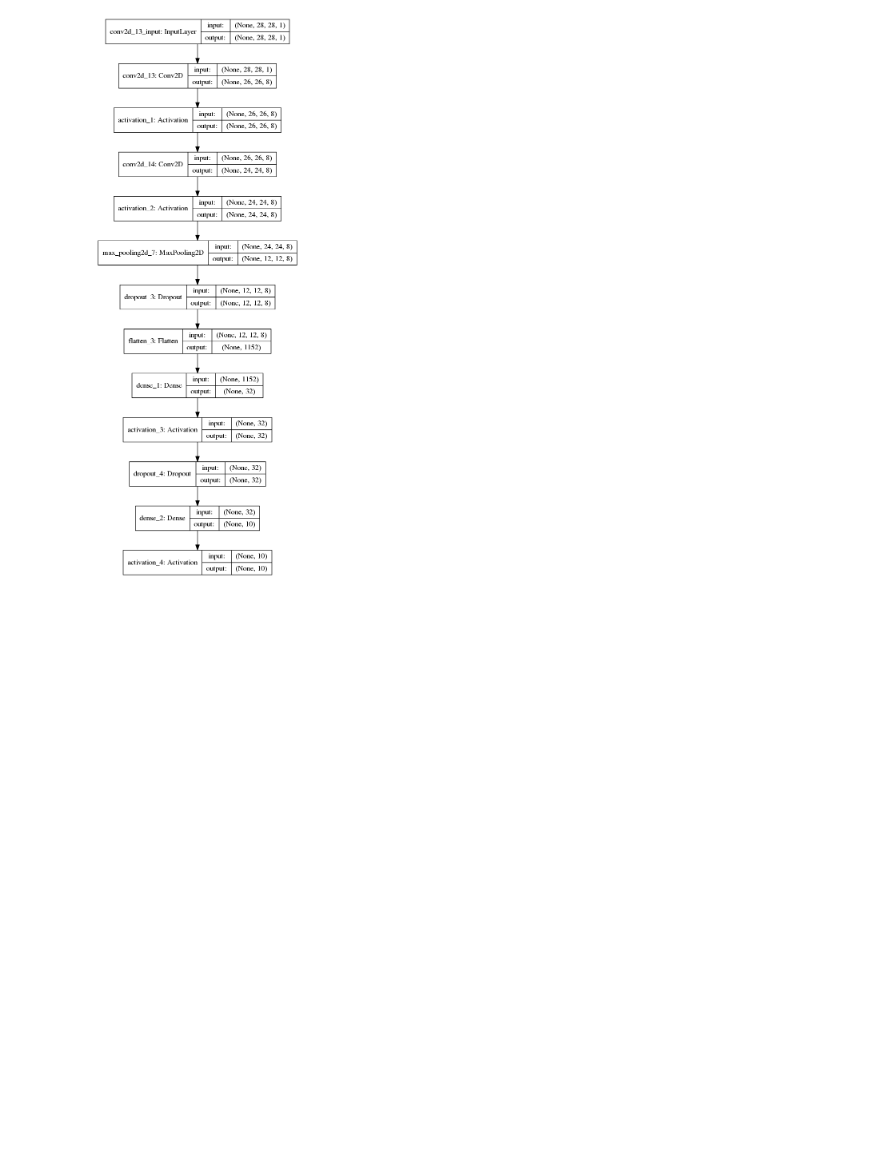
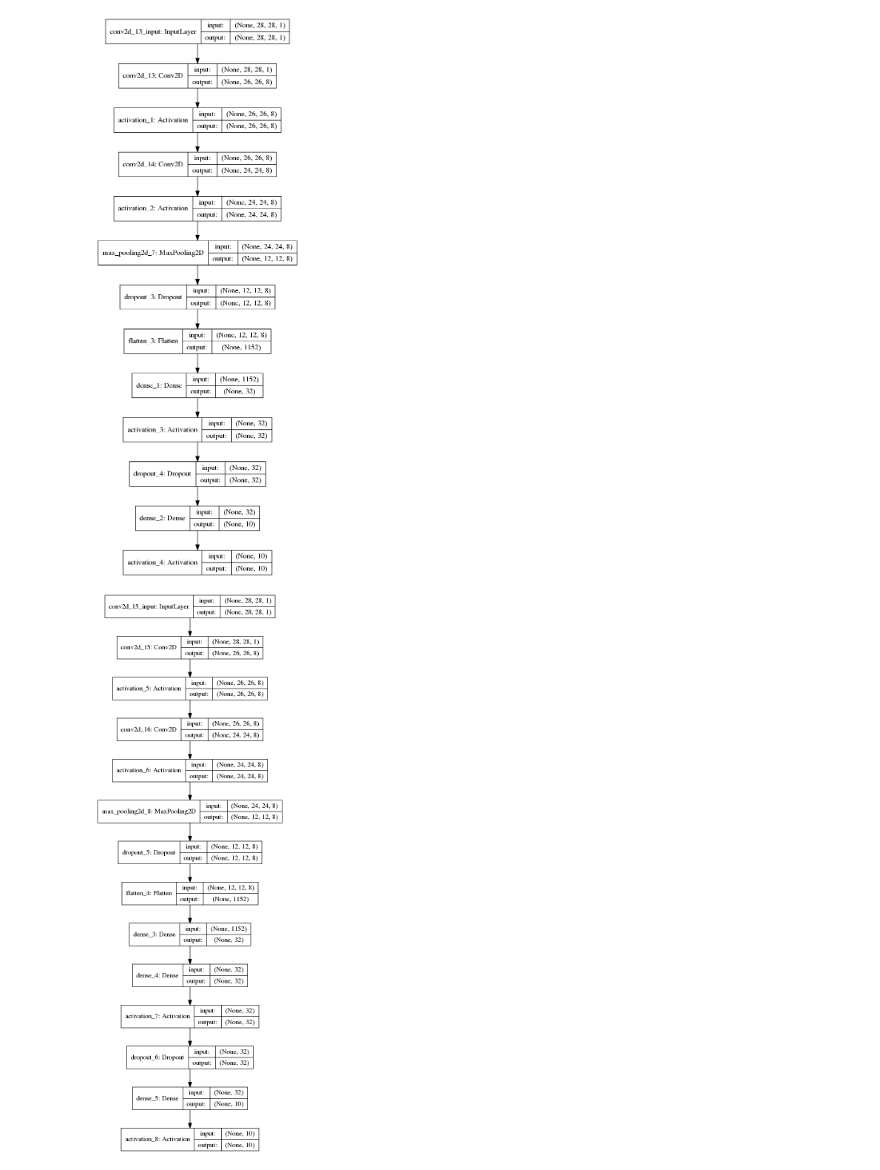
Before and after one commit to kerzhao/captcha_break, a Jupyter notebook: captcha-break_v2.ipynb, the cells around one changed output. Saved outputs shown, nothing was run; the diff lists cells and outputs as text; code cells hidden in the pictures; blank space fills up the shorter version.

```diff
--- a/captcha-break_v2.ipynb
+++ b/captcha-break_v2.ipynb
@@ -180,3 +180,9 @@ plot_model(my_classifier, to_file="model_v2_2.png", show_shapes=True)
 Image('model_v2_2.png')
 # %% [output]
 [figure]
+# %%
+my_classifier = make_model([32, 32], 8, 3, 2)
+plot_model(my_classifier, to_file="model_v2_3.png", show_shapes=True)
+Image('model_v2_3.png')
+# %% [output]
+[figure, added]
```
Also changed, not shown: 1 other file.
